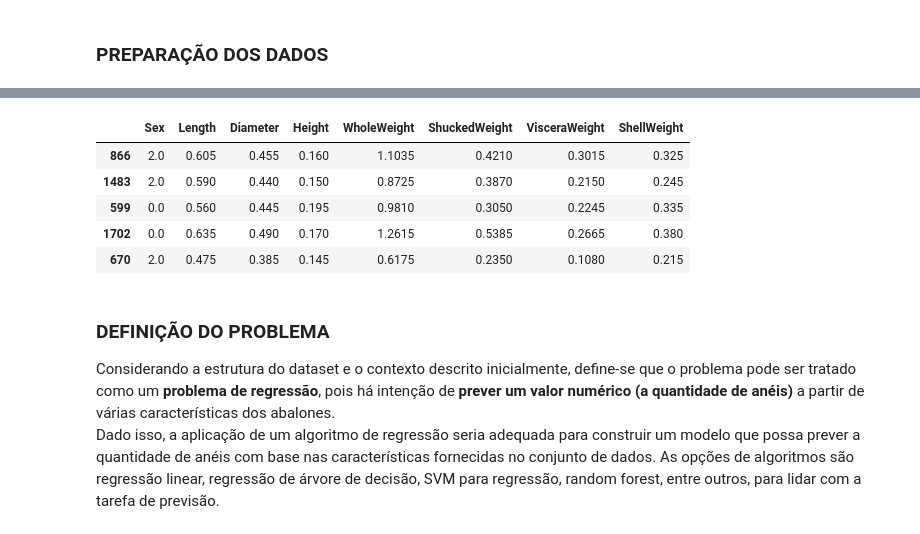
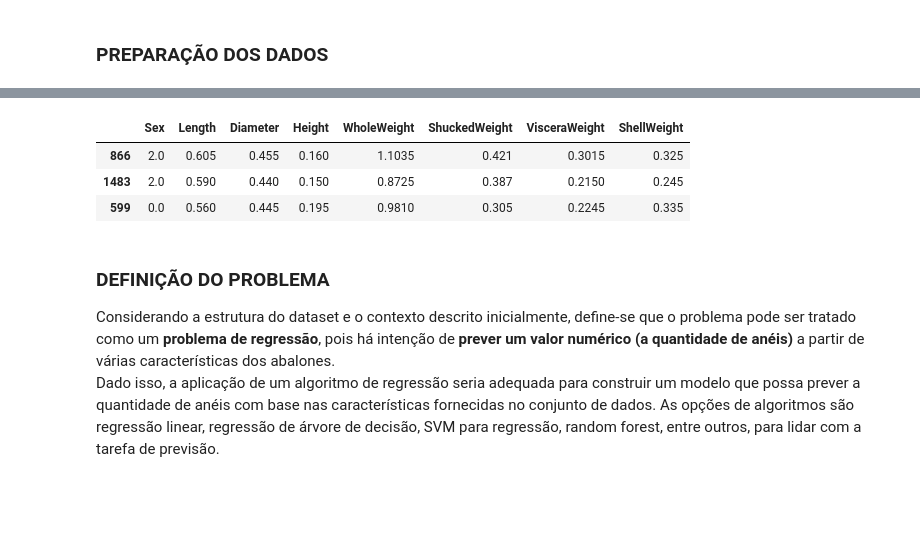
Before and after one commit to rosacarla/modelo-abalone-lgbmregressor, a Jupyter notebook: abalone_somativa2_v3.ipynb, the cells around one changed output, grey strips where cells are left out. Cells and saved outputs as stored; diff of their text form; code cells hidden in the pictures; blank space fills up the shorter version.

```diff
--- a/abalone_somativa2_v3.ipynb
+++ b/abalone_somativa2_v3.ipynb
@@ -135,13 +141,11 @@ X_train.head()
 # %%
 # Visualiza X_test após transformação
-X_test.head()
+X_test.head(3)
 # %% [output]
 |  | Sex | Length | Diameter | Height | WholeWeight | ShuckedWeight | VisceraWeight | ShellWeight |
-| 866 | 2.0 | 0.605 | 0.455 | 0.160 | 1.1035 | 0.4210 | 0.3015 | 0.325 |
-| 1483 | 2.0 | 0.590 | 0.440 | 0.150 | 0.8725 | 0.3870 | 0.2150 | 0.245 |
-| 599 | 0.0 | 0.560 | 0.445 | 0.195 | 0.9810 | 0.3050 | 0.2245 | 0.335 |
-| 1702 | 0.0 | 0.635 | 0.490 | 0.170 | 1.2615 | 0.5385 | 0.2665 | 0.380 |
-| 670 | 2.0 | 0.475 | 0.385 | 0.145 | 0.6175 | 0.2350 | 0.1080 | 0.215 |
+| 866 | 2.0 | 0.605 | 0.455 | 0.160 | 1.1035 | 0.421 | 0.3015 | 0.325 |
+| 1483 | 2.0 | 0.590 | 0.440 | 0.150 | 0.8725 | 0.387 | 0.2150 | 0.245 |
+| 599 | 0.0 | 0.560 | 0.445 | 0.195 | 0.9810 | 0.305 | 0.2245 | 0.335 |
 # %%
 # Aplica QuantileTransformer que mapeia os dados para uma distribuição uniforme ou normal
 # Ajuda a reduzir a sensibilidade a outliers e melhorar o desempenho do modelo
```
Also changed, not shown: parts of 20 cells of this notebook.
